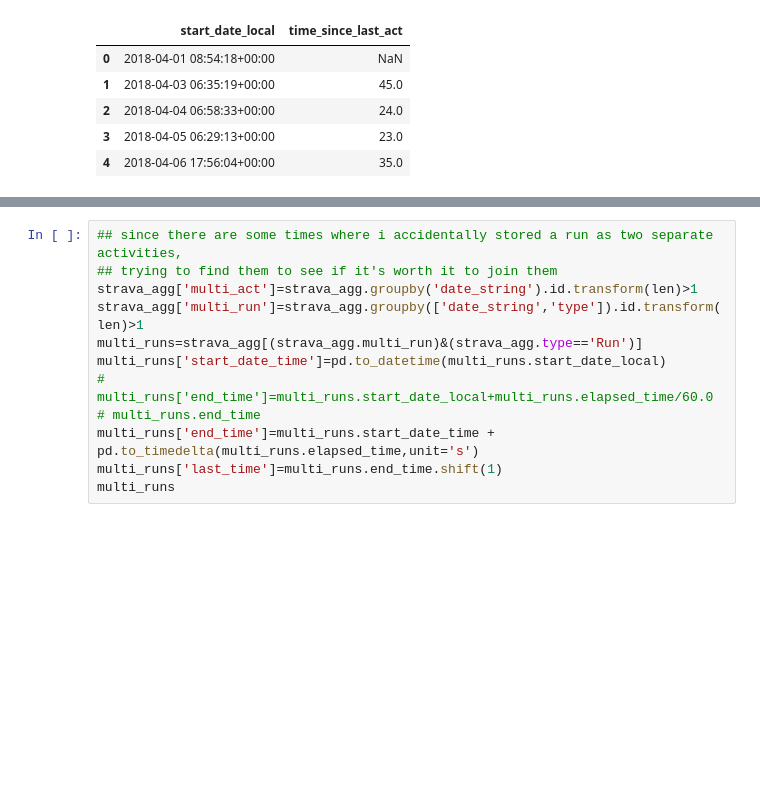
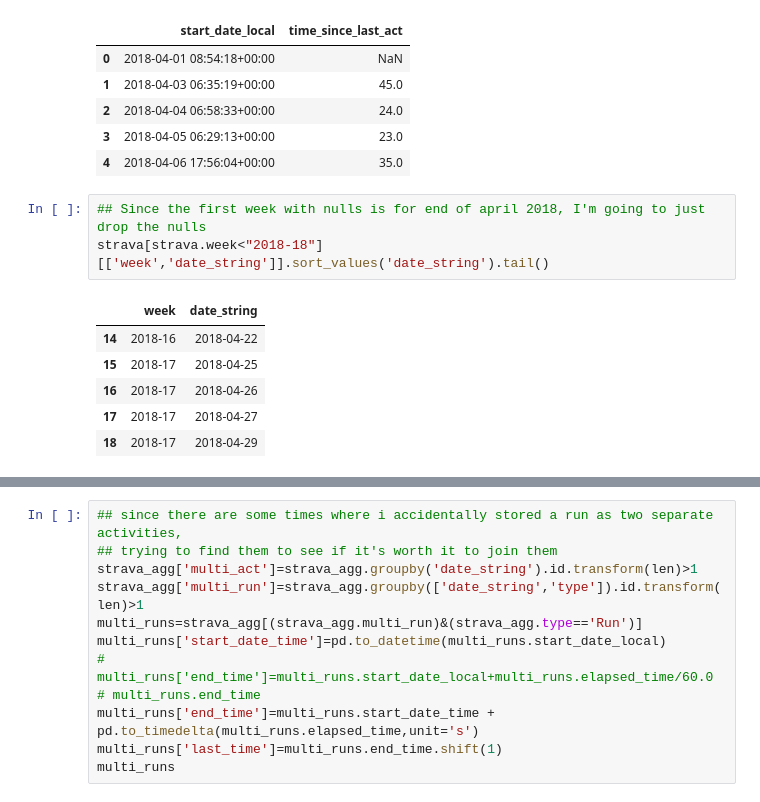
Before and after one commit to irickman/WHOOP-Strava-data, a Jupyter notebook: Data Exploration.ipynb, the cells around one changed output, grey strips where cells are left out. Drawn from its saved outputs; the diff is of its cells as text; blank space fills up the shorter version.

```diff
--- a/Data Exploration.ipynb
+++ b/Data Exploration.ipynb
@@ -87,6 +88,16 @@ strava[['start_date_local','time_since_last_act']].sort_values('start_date_local
 | 2 | 2018-04-04 06:58:33+00:00 | 24.0 |
 | 3 | 2018-04-05 06:29:13+00:00 | 23.0 |
 | 4 | 2018-04-06 17:56:04+00:00 | 35.0 |
+# %%
+## Since the first week with nulls is for end of april 2018, I'm going to just drop the nulls
+strava[strava.week<"2018-18"][['week','date_string']].sort_values('date_string').tail()
+# %% [output]
+|  | week | date_string |
+| 14 | 2018-16 | 2018-04-22 |
+| 15 | 2018-17 | 2018-04-25 |
+| 16 | 2018-17 | 2018-04-26 |
+| 17 | 2018-17 | 2018-04-27 |
+| 18 | 2018-17 | 2018-04-29 |
 # %%
 ## creating group by variables
 strava['week']=pd.to_datetime(strava.date_string).dt.strftime("%Y-%W")
```
Also changed, not shown: parts of 9 cells of this notebook.
